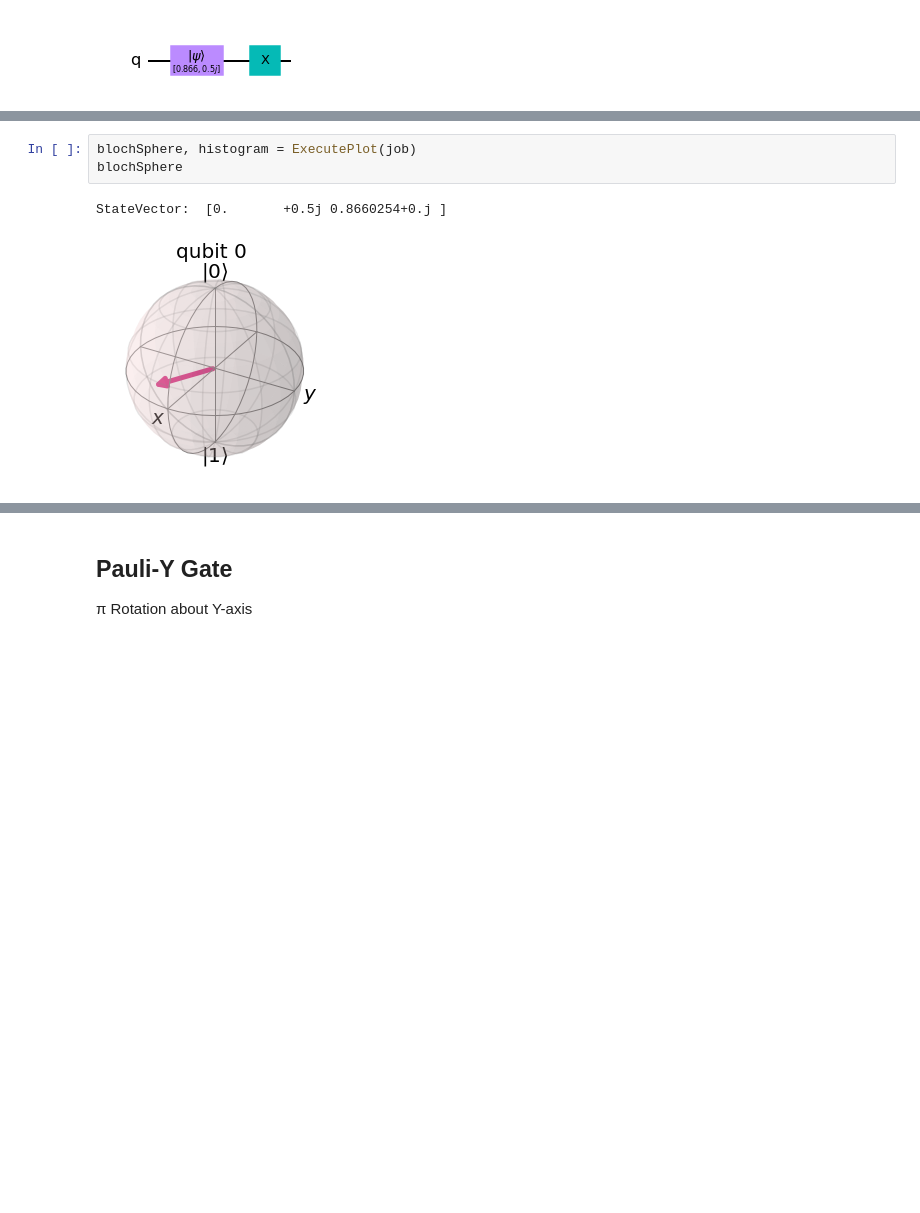
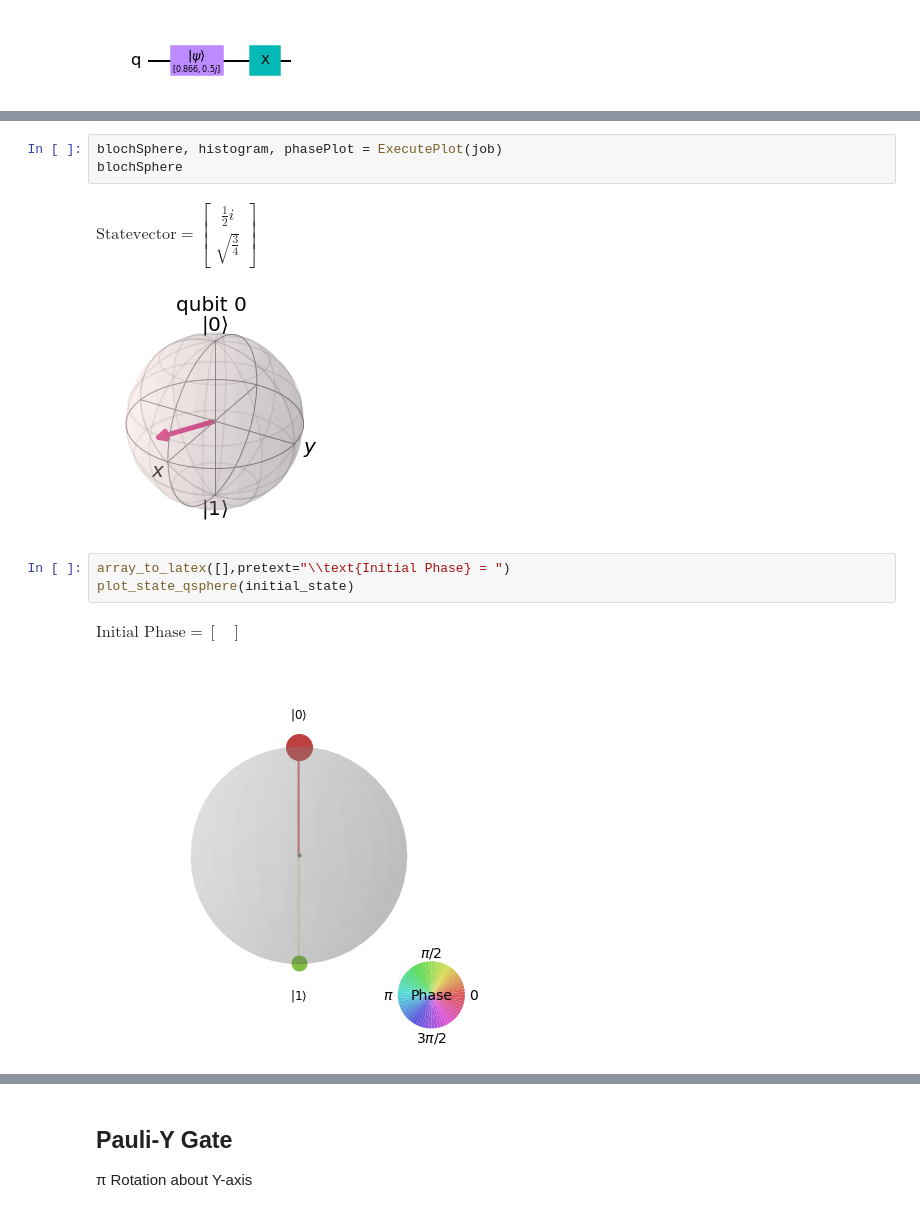
Before and after one commit to rohitashwachaks/Qiskit, a Jupyter notebook: SingleQubitGates.ipynb, the cells around one changed output, grey strips where cells are left out. Saved outputs shown, nothing was run; the diff lists cells and outputs as text; blank space fills up the shorter version.

```diff
--- a/SingleQubitGates.ipynb
+++ b/SingleQubitGates.ipynb
@@ -46,6 +72,20 @@ circuit.draw("mpl")  # Let's view our circuit
 # %%
-blochSphere, histogram = ExecutePlot(job)
+blochSphere, histogram, phasePlot = ExecutePlot(job)
 blochSphere
 # %% [output]
-StateVector:  [0.       +0.5j 0.8660254+0.j ]
+$\displaystyle
+\text{Statevector} = \begin{bmatrix}
+\tfrac{1}{2}i \\
+\sqrt{\tfrac{3}{4}}
+\end{bmatrix}
+$
 [figure]
+# %%
+array_to_latex([],pretext="\\text{Initial Phase} = ")
+plot_state_qsphere(initial_state)
+# %% [output]
+$\displaystyle
+\text{Initial Phase} = \begin{bmatrix}
+\end{bmatrix}
+$
+[figure, added]
```
Also changed, not shown: parts of 27 cells of this notebook, 3 other files.
